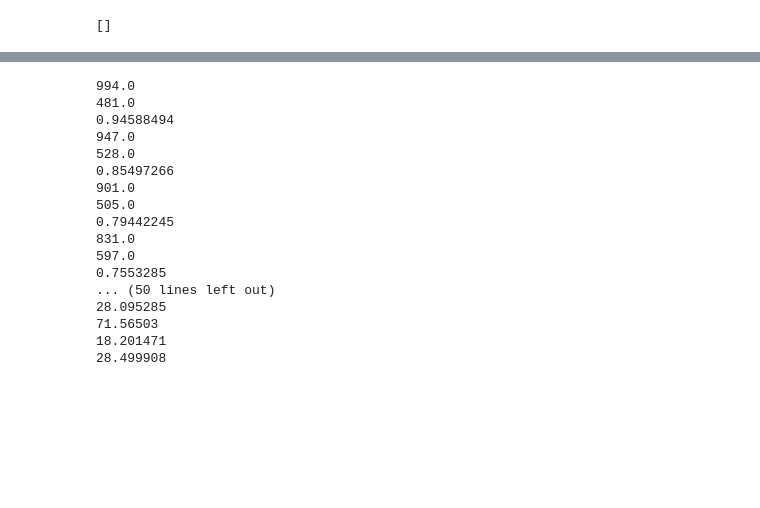
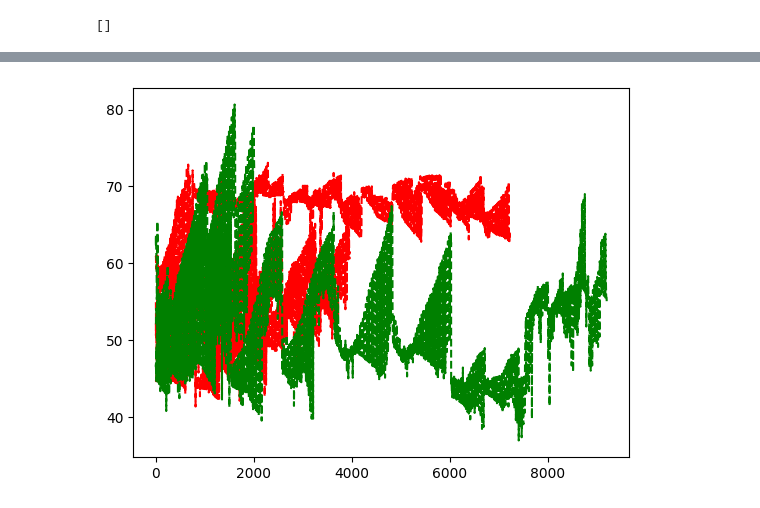
Before and after one commit to CodingGGenius/Model_Train, a Jupyter notebook: V1_train.ipynb, the cells around one changed output, grey strips where cells are left out. Cells and saved outputs as stored; diff of their text form; code cells hidden in the pictures; blank space fills up the shorter version.

```diff
--- a/V1_train.ipynb
+++ b/V1_train.ipynb
@@ -98,36 +170,0 @@ plt.show()
-# %%
-x = []
-y = []
-
-count = 0
-# for count in range(30):
-for i in range(66):
-    print(x_data[0][1][i])
-#         if i % 3 == 2:
-#             continue
-#         elif i % 3 == 0:
-#             if x_data[0][count][i] != 0:
-#                 x.append(x_data[0][count][i])
-#         elif i % 3 == 1:
-#             if x_data[0][count][i] != 0:
-#                 y.append(x_data[0][count][i])
-#     plt.plot(x, y, 'ro')
-#     plt.show()
-# %% [output]
-994.0
-481.0
-0.94588494
-947.0
-528.0
-0.85497266
-901.0
-505.0
-0.79442245
-831.0
-597.0
-0.7553285
-... (50 lines left out)
-28.095285
-71.56503
-18.201471
-28.499908
@@ -137,3 +171,8 @@ plt.show()
+# %%
+plt.plot(slap_L, 'r--', slap_R, 'r--', pushing_A, 'r--', pushing_L, 'r--', pushing_R, 'r--', punching_L, 'r--', puncning_R, 'r--', kicking_L, 'g--', kicking_R, 'g--', tread_L, 'g--', tread_R, 'g--', footpushing_L, 'g--', footpushing_R, 'g--', normal, 'b--')
+plt.show()
+# %% [output]
+[figure, added]
 # %%
 from tensorflow.keras.utils import to_categorical
 
```
Also changed, not shown: parts of 30 cells of this notebook.
